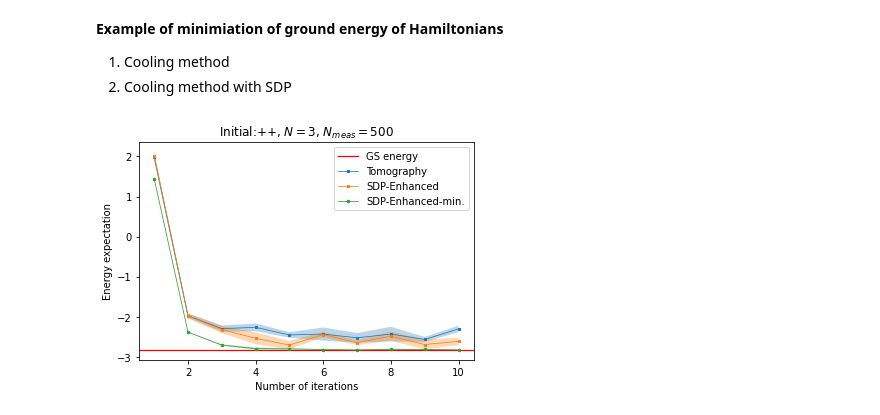
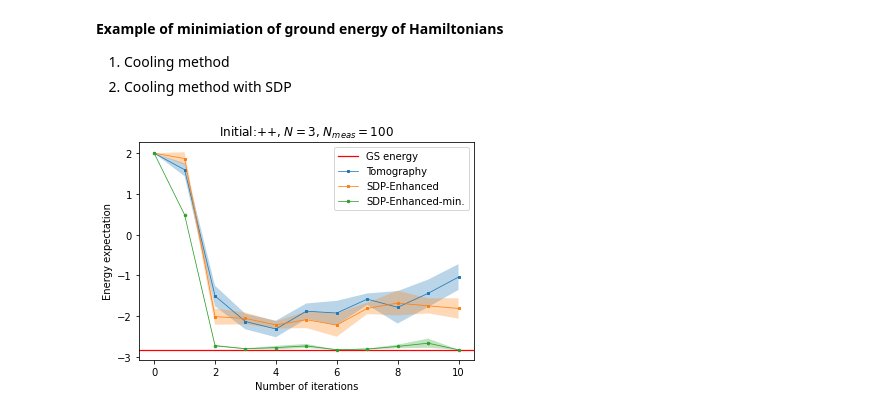
Before and after one commit to ZheruiWANG/SDP-for-VQE, a Jupyter notebook: More-Qubit Pro v3.0/algorithmic_cooling_final.ipynb, the cells around one changed output. Drawn from its saved outputs; the diff is of its cells as text; code cells hidden in the pictures.

Commit message:
Update parameters to run and add energy for initial state

```diff
--- a/More-Qubit Pro v3.0/algorithmic_cooling_final.ipynb
+++ b/More-Qubit Pro v3.0/algorithmic_cooling_final.ipynb
@@ -568,10 +566,14 @@ def algorithmic_cooling(input_state, N_opt, N_meas,
                         SDP_tag, num_of_sweep):
     '''Do the algorithmic cooling
     '''
+    # Get the energy of the initial input state
+    E = 0
+    for pauli_basis in H_global_list:
+        E = E + input_state.expectation_value(oper=Pauli(pauli_basis), qargs=None)
 
     # Define lists for saving the results
-    expH_dm_iter = []
-    expH_dm_SDPvalue_iter = []
+    expH_dm_iter = [E]
+    expH_dm_SDPvalue_iter = [E]
 
     # Start the optimization
     for i in tqdm(range(N_opt)):
@@ -649,7 +651,7 @@ def get_figure(avg_expH, std_expH,
     '''
 
     plt.figure()
-    iteration_list = list(range(1,N_opt+1))
+    iteration_list = list(range(N_opt+1))
 
     # Plot the theoretical ground state energy
     plt.axhline(y = ground_state_energy, color='r', linestyle='-', linewidth=1.25, label='GS energy')
@@ -698,7 +700,7 @@ def main(initial_guess, N_opt, N_meas, num_of_shots,
     H_global_list = Hamiltonian_global(H_local_list, N, M, K, model_type) # Pauli string representation of the Hamiltonian of the whole system
     H_local_matrix = np.array( Hamiltonian_matrix(H_local_list, model_type) ) # Matrix representation of the local Hamiltonian of subsystems
     H_global_matrix = np.array( Hamiltonian_matrix(H_global_list, model_type) ) # Matrix representation of the Hamiltonian of the whole system
-    higher_bound = 2 # Starting trial value for the bi-search method
+    higher_bound = 1 # Starting trial value for the bi-search method
     threshold = 1 # Accuracy of the minimum relaxation value
     ground_state_energy, ground_state_dm = ground_state(H_global_matrix)
 
@@ -765,36 +767,35 @@ def main(initial_guess, N_opt, N_meas, num_of_shots,
 # %%
 H_local_list = ['XX','YY'] # Pauli string representation of the local Hamiltonian of subsystems
 model_type = 'open'
 M = 2 # Number of qubits of subsystems
 G = 3 # Number of qubits of partial global system (C1)
 
-initial_guess = 'HF'
 N_opt = 10 # Number of iterations of cooling
-num_of_shots = 5 # Number of experiments we do
+num_of_shots = 4 # Number of experiments we do
 
 data = []
 for N in [3]: # Number of qubits of the entire system
-    for N_meas in [500]: # Number of measurements in all basis each loop
+    for N_meas in [100]: # Number of measurements in all basis each loop
         for initial_guess in ['++']:
             avg_expH, std_expH, avg_expH_enhanced, std_expH_enhanced, avg_expH_enhanced_SDPvalue, std_expH_enhanced_SDPvalue, ground_state_energy = main(initial_guess, N_opt, N_meas, num_of_shots,
                                                                                                                                                 N, M, G, H_local_list, model_type)
-            for i in list(range(N_opt)):
+            for i in list(range(N_opt+1)):
                 # Save data to Panda DataFrame
                 df = {
-                    'N_opt': i+1,
+                    'N_opt': i,
                     'avg_expH': avg_expH[i],
                     'std_expH': std_expH[i],
                     'avg_expH_enhanced': avg_expH_enhanced[i],
                     'std_expH_enhanced': std_expH_enhanced[i],
                     'avg_expH_enhanced_SDPvalue': avg_expH_enhanced_SDPvalue[i],
                     'std_expH_enhanced_SDPvalue': std_expH_enhanced_SDPvalue[i],
                     'N': N,
                     'N_meas': N_meas,
                     'Initial_state': initial_guess
                 }
                 data.append(df)
 
 df = pd.DataFrame(data)
 df.to_csv('experiment_data.csv', index=False) # Save the DataFrame to a CSV file
 # %% [output]
-[figure, old version]
+[figure, new version]
```
Also changed, not shown: parts of 2 cells of this notebook, 1 other file.
